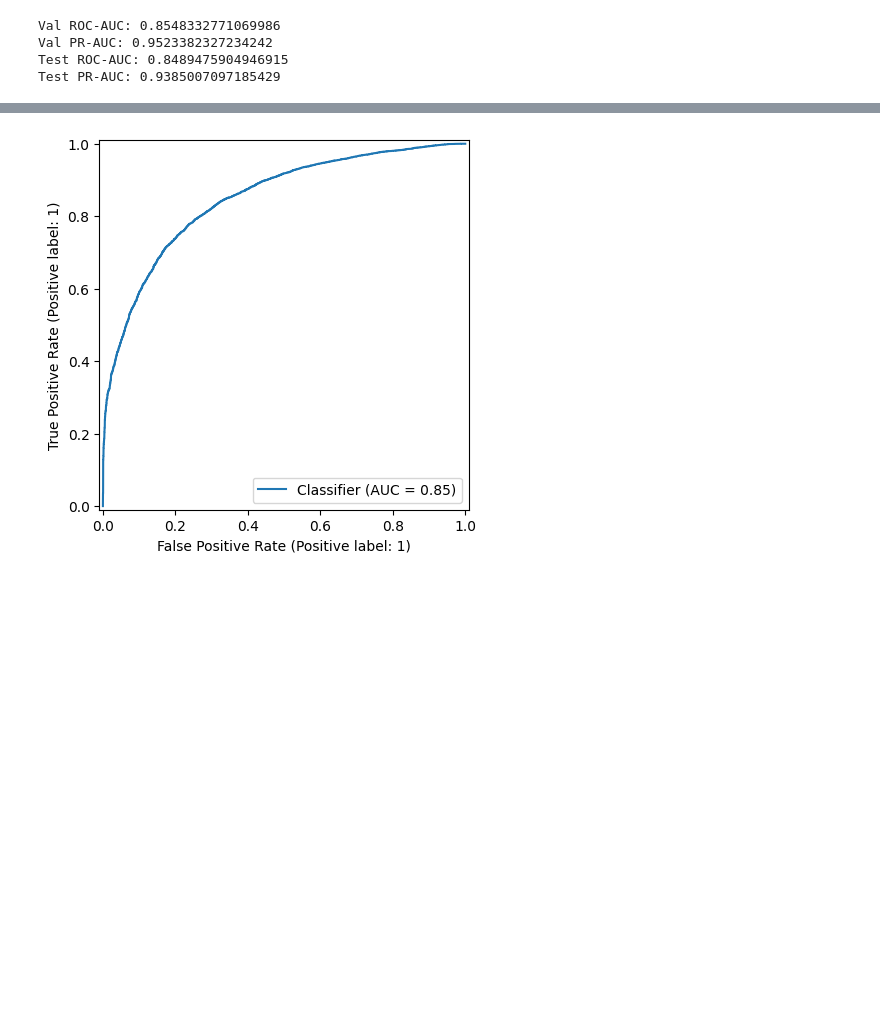
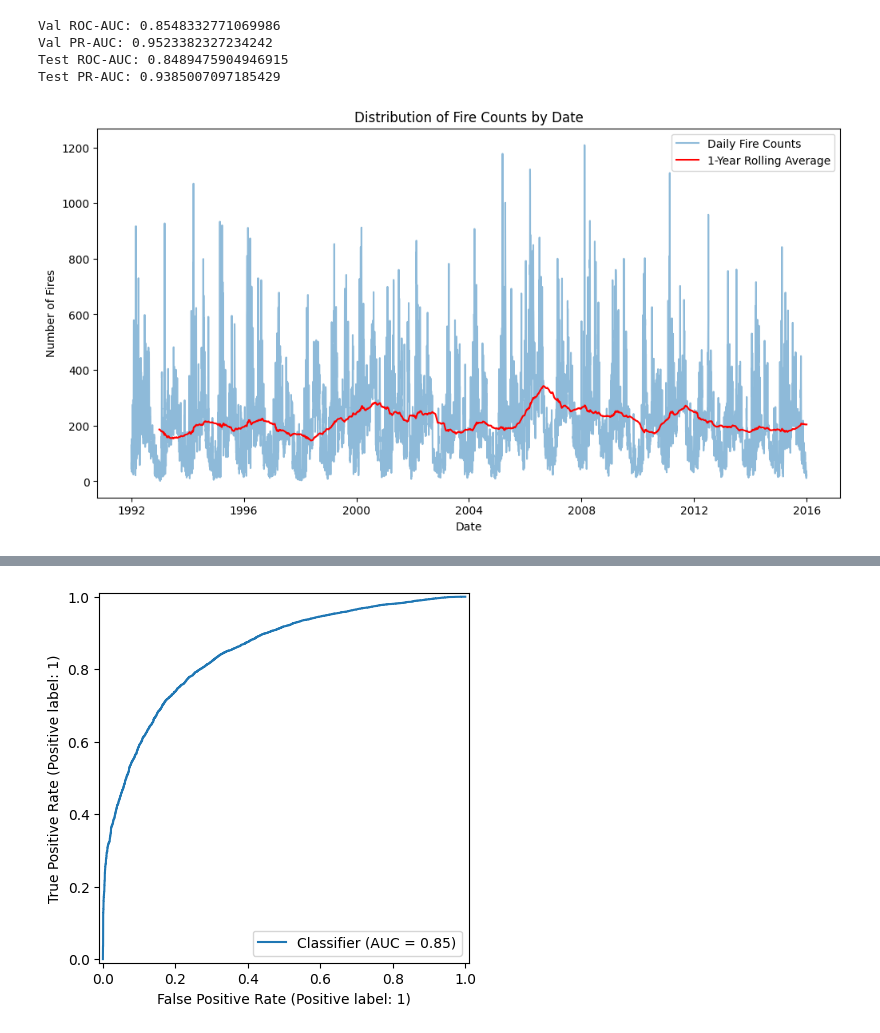
Before and after one commit to whelixw/week_11_wildfire_prediction, a Jupyter notebook: scripts/plots.ipynb, the cells around one changed output, grey strips where cells are left out. Drawn from its saved outputs; the diff is of its cells as text; code cells hidden in the pictures; blank space fills up the shorter version.

Commit message:
started implementing fire_size

```diff
--- a/scripts/plots.ipynb
+++ b/scripts/plots.ipynb
@@ -180,3 +26,21 @@ Val ROC-AUC: 0.8548332771069986
 Val PR-AUC: 0.9523382327234242
 Test ROC-AUC: 0.8489475904946915
 Test PR-AUC: 0.9385007097185429
+# %%
+#exploratory analysis
+# show distribution of fire counts by date
+#as well as rolling one year average
+
+df_fires['DISCOVERY_DATE'] = pd.to_datetime(df_fires['DISCOVERY_DATE'])
+fire_counts = df_fires.groupby('DISCOVERY_DATE').size()
+fire_counts_rolling = fire_counts.rolling(window=365).mean()
+plt.figure(figsize=(12, 6))
+plt.plot(fire_counts.index, fire_counts.values, label='Daily Fire Counts', alpha=0.5)
+plt.plot(fire_counts_rolling.index, fire_counts_rolling.values, label='1-Year Rolling Average', color='red')
+plt.xlabel('Date')
+plt.ylabel('Number of Fires')
+plt.title('Distribution of Fire Counts by Date')
+plt.legend()
+plt.show()
+# %% [output]
+[figure, added]
```
Also changed, not shown: parts of 13 cells of this notebook.
